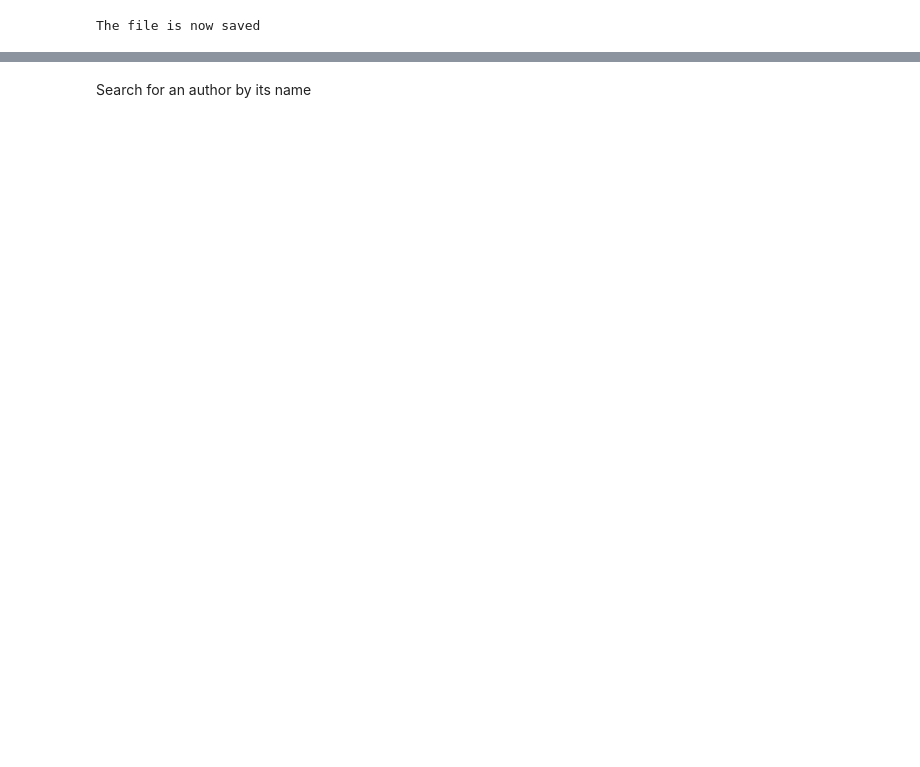
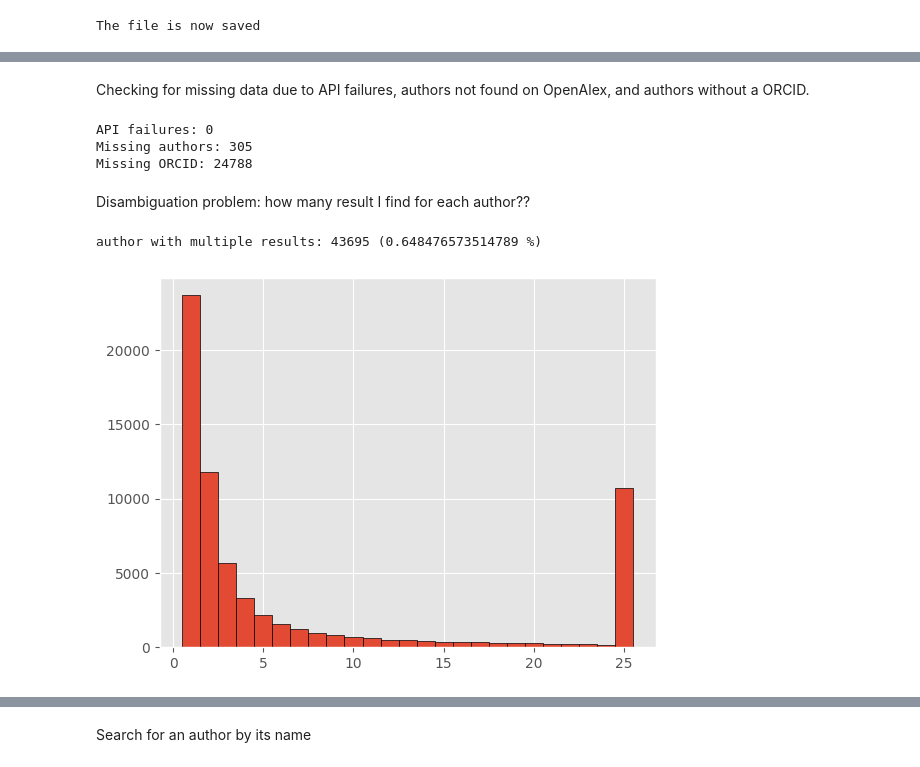
Before and after one commit to mariespedersen/Thesis_github, a Jupyter notebook: Get_citation_info.ipynb, the cells around one changed output, grey strips where cells are left out. Drawn from its saved outputs; the diff is of its cells as text; code cells hidden in the pictures; blank space fills up the shorter version.

```diff
--- a/Get_citation_info.ipynb
+++ b/Get_citation_info.ipynb
@@ -361,0 +199,12 @@ for i in range(0, len(my_list), chunk_size):
+# %%
+data_types = {
+              'Full name' : str
+             }
+
+converters = {
+              'OpenAlex ID' : pre.tranform_to_list_of_string,
+              'ORCID' : pre.tranform_to_list_of_string,
+              'Works count' : pre.tranform_to_list_of_int
+}
+
+df_author = pd.read_csv('Data/authorID.csv', dtype=data_types, converters=converters)
@@ -361,0 +227,42 @@ for i in range(0, len(my_list), chunk_size):
+# %% [markdown]
+Checking for missing data due to API failures, authors not found on OpenAlex, and authors without a ORCID.
+# %%
+failures = 0
+not_found = 0
+no_ORCID = 0
+
+for i in df_author['OpenAlex ID']:
+
+    if np.nan in i:
+        failures += 1
+    if None in i:
+        not_found += 1
+
+no_ORCID = 0
+for i in df_author['ORCID']:
+
+    if None in i:
+
+        no_ORCID += 1
+
+print('API failures:', failures)
+print('Missing authors:', not_found)
+print('Missing ORCID:', no_ORCID)
+# %% [output]
+API failures: 0
+Missing authors: 305
+Missing ORCID: 24788
+# %% [markdown]
+Disambiguation problem: how many result I find for each author??
+# %%
+number_of_results = df_author['OpenAlex ID'].apply(len)
+multiple_authors = number_of_results[number_of_results>1]
+
+print(f"author with multiple results: {len(multiple_authors)} ({(len(multiple_authors)/len(full_name))} %)")
+# %% [output]
+author with multiple results: 43695 (0.648476573514789 %)
+# %%
+# Create the histogram
+plt.hist(number_of_results, bins=range(min(number_of_results), max(number_of_results) + 2), edgecolor='black', align='left');
+# %% [output]
+[figure, added]
```
Also changed, not shown: parts of 45 cells of this notebook, 4 other files.
